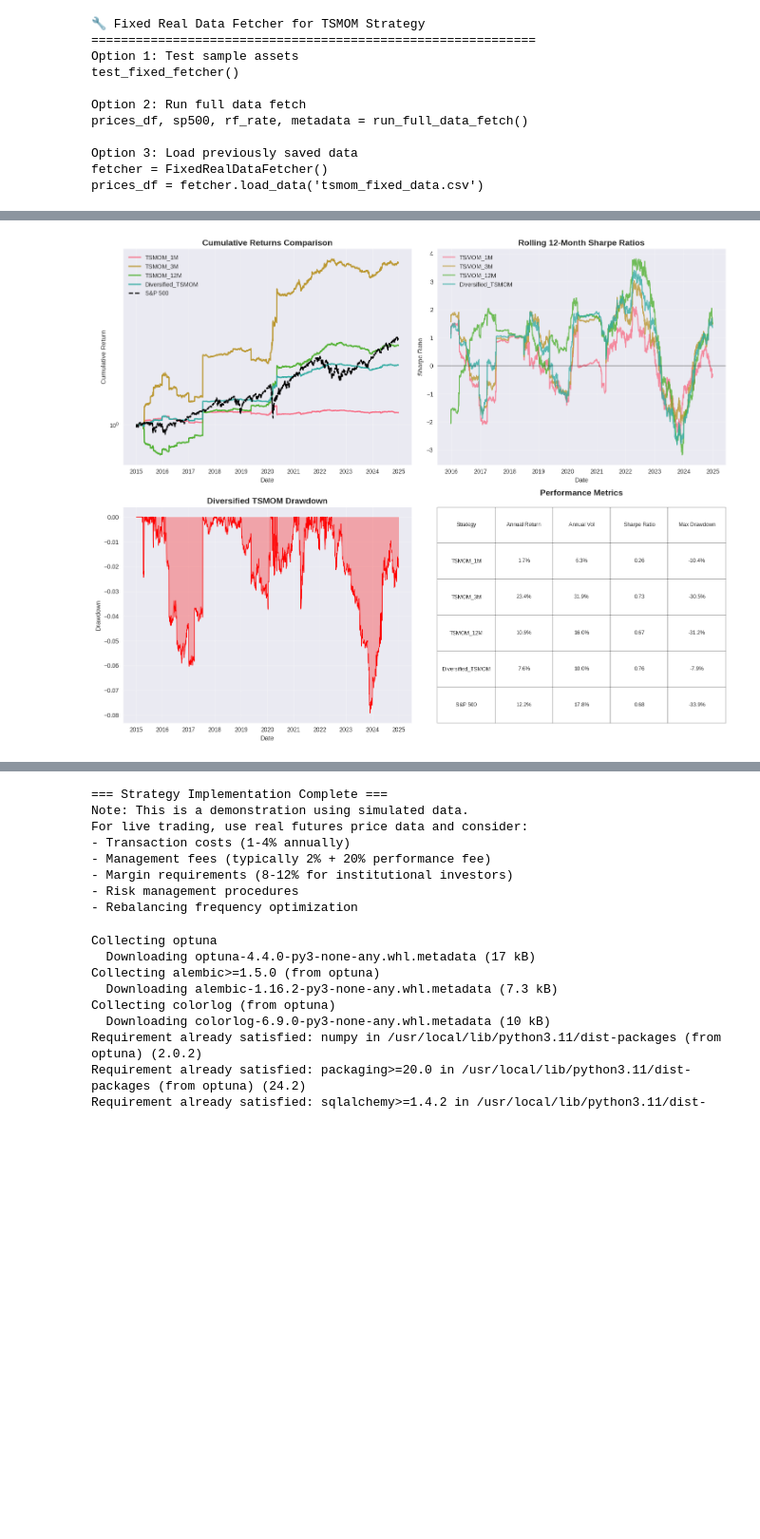
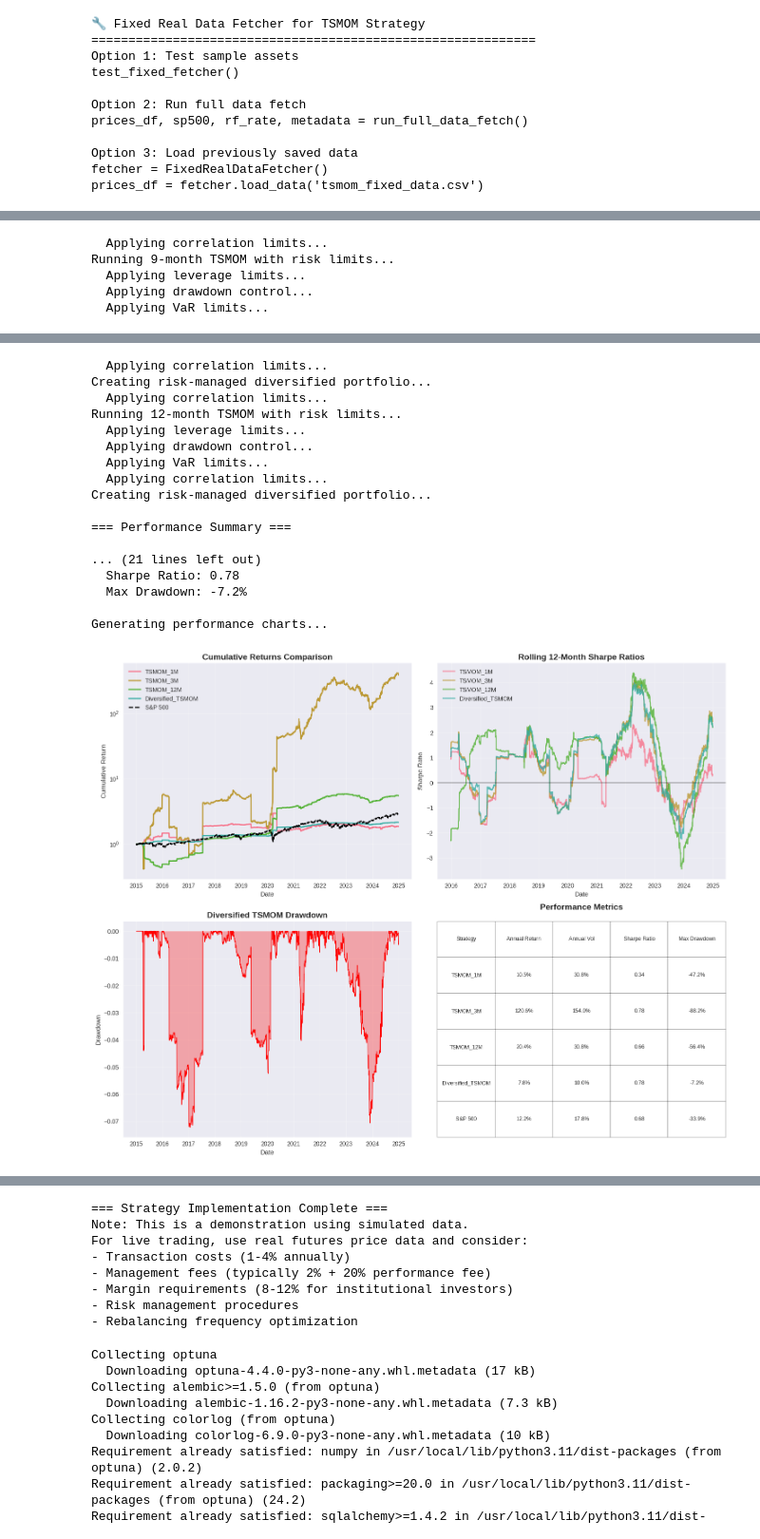
Before and after one commit to leisuredays/tsmom, a Jupyter notebook: tsmom.ipynb, the cells around one changed output, grey strips where cells are left out. Shown at 95% size. Saved outputs shown, nothing was run; the diff lists cells and outputs as text; code cells hidden in the pictures; blank space fills up the shorter version.

```diff
--- a/tsmom.ipynb
+++ b/tsmom.ipynb
@@ -1348,11 +1348,11 @@ if __name__ == "__main__":
     lookback_periods=[1, 3, 12],
     target_vol=0.40,
     portfolio_vol=0.10,
-    max_leverage=1.0,           # 최대 레버리지
-    max_position_pct=0.10,      # 최대 포지션 크기
-    max_drawdown=0.10,          # 최대 드로다운
-    var_limit=0.05,             # VaR 제한
-    stop_loss_pct=0.20,         # 손절매 수준
+    max_leverage=3.0,           # 최대 레버리지
+    max_position_pct=0.2,      # 최대 포지션 크기
+    max_drawdown=0.5,          # 최대 드로다운
+    var_limit=1,             # VaR 제한
+    stop_loss_pct=0.5,         # 손절매 수준
     max_correlation=1.00        # 최대 상관관계
 )
 
@@ -1404,0 +1406,5 @@ Generating performance charts...
+  Applying correlation limits...
+Running 9-month TSMOM with risk limits...
+  Applying leverage limits...
+  Applying drawdown control...
+  Applying VaR limits...
@@ -1405 +1412,18 @@ Generating performance charts...
+  Applying correlation limits...
+Creating risk-managed diversified portfolio...
+  Applying correlation limits...
+Running 12-month TSMOM with risk limits...
+  Applying leverage limits...
+  Applying drawdown control...
+  Applying VaR limits...
+  Applying correlation limits...
+Creating risk-managed diversified portfolio...
+
+=== Performance Summary ===
+
+... (21 lines left out)
+  Sharpe Ratio: 0.78
+  Max Drawdown: -7.2%
+
+Generating performance charts...
-[figure, old version]
+[figure, new version]
@@ -1407,11 +1431,11 @@ Generating performance charts...
-=== Strategy Implementation Complete ===
-Note: This is a demonstration using simulated data.
-For live trading, use real futures price data and consider:
-- Transaction costs (1-4% annually)
-- Management fees (typically 2% + 20% performance fee)
-- Margin requirements (8-12% for institutional investors)
-- Risk management procedures
-- Rebalancing frequency optimization
+=== Strategy Implementation Complete ===
+Note: This is a demonstration using simulated data.
+For live trading, use real futures price data and consider:
+- Transaction costs (1-4% annually)
+- Management fees (typically 2% + 20% performance fee)
+- Margin requirements (8-12% for institutional investors)
+- Risk management procedures
+- Rebalancing frequency optimization
 # %%
 !pip install optuna
 # %% [output]
```
Also changed, not shown: parts of 2 cells of this notebook.
